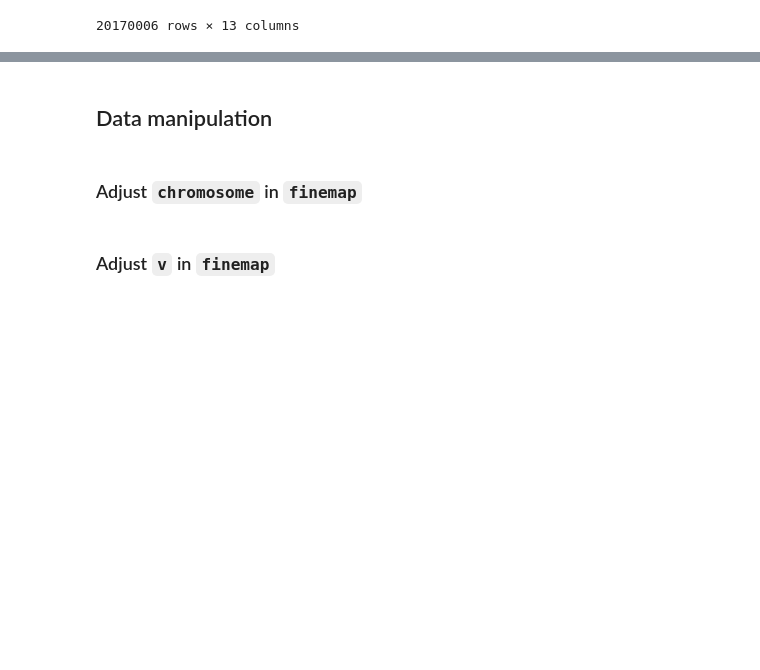
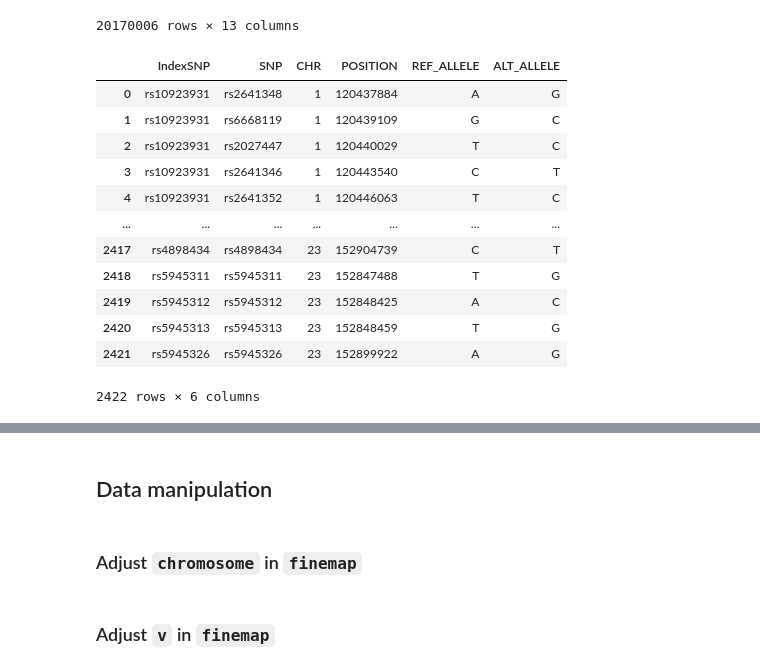
Before and after one commit to mattfaltyn/GeoGWAS, a Jupyter notebook: FinnGen/notebooks/finemapping/data-eng.ipynb, the cells around one changed output, grey strips where cells are left out. Drawn from its saved outputs; the diff is of its cells as text; code cells hidden in the pictures; blank space fills up the shorter version.

```diff
--- a/FinnGen/notebooks/finemapping/data-eng.ipynb
+++ b/FinnGen/notebooks/finemapping/data-eng.ipynb
@@ -79,12 +87,15 @@ NumPy version: 1.24.3
 # %%
 # Read the 'finemap' file into a pandas DataFrame
-finemap = pd.read_csv('C:/Users/falty/Desktop/gwas-graph/FinnGen/data/finemapping_full_finngen_R9_T2D.SUSIE.snp.tsv', low_memory=False, sep='\t')
+finemap = pd.read_csv('C:/Users/Windows/Desktop/GeoGWAS/FinnGen/data/finemapping_full_finngen_R9_T2D.SUSIE.snp.tsv', low_memory=False, sep='\t')
 
 # Read the 'causal' file into a pandas DataFrame
-causal = pd.read_csv('C:/Users/falty/Desktop/gwas-graph/FinnGen/data/41467_2021_25514_MOESM8_ESM.csv', low_memory=False)
+precausal = pd.read_csv('C:/Users/Windows/Desktop/GeoGWAS/FinnGen/data/precausal-t2d.csv', low_memory=False)
+
+# Read the 'causal' file into a pandas DataFrame
+causal = pd.read_csv('C:/Users/Windows/Desktop/GeoGWAS/FinnGen/data/causal-t2d.csv', low_memory=False)
 
 # Read the 'gwas' file into a pandas DataFrame
-gwas = pd.read_csv('C:/Users/falty/Desktop/gwas-graph/FinnGen/data/summary_stats_finngen_R9_T2D.tsv', low_memory=False, sep='\t')
+gwas = pd.read_csv('C:/Users/Windows/Desktop/GeoGWAS/FinnGen/data/summary_stats_finngen_R9_T2D.tsv', low_memory=False, sep='\t')
 # %%
 print("NaNs and missing values in 'gwas':")
 empty = gwas.isna().sum()
@@ -123,6 +134,22 @@ gwas
 | 20170004 | 23 | 155699751 | C | T | NaN | NaN | 0.078864 | 1.103120 | -0.011284 | 0.006421 | ... |
 | 20170005 | 23 | 155700291 | CAA | C | NaN | NaN | 0.071590 | 1.145150 | -0.011563 | 0.006418 | ... |
 20170006 rows × 13 columns
+# %%
+precausal
+# %% [output]
+|  | IndexSNP | SNP | CHR | POSITION | REF_ALLELE | ALT_ALLELE |
+| 0 | rs10923931 | rs2641348 | 1 | 120437884 | A | G |
+| 1 | rs10923931 | rs6668119 | 1 | 120439109 | G | C |
+| 2 | rs10923931 | rs2027447 | 1 | 120440029 | T | C |
+| 3 | rs10923931 | rs2641346 | 1 | 120443540 | C | T |
+| 4 | rs10923931 | rs2641352 | 1 | 120446063 | T | C |
+| ... | ... | ... | ... | ... | ... | ... |
+| 2417 | rs4898434 | rs4898434 | 23 | 152904739 | C | T |
+| 2418 | rs5945311 | rs5945311 | 23 | 152847488 | T | G |
+| 2419 | rs5945312 | rs5945312 | 23 | 152848425 | A | C |
+| 2420 | rs5945313 | rs5945313 | 23 | 152848459 | T | G |
+| 2421 | rs5945326 | rs5945326 | 23 | 152899922 | A | G |
+2422 rows × 6 columns
 # %%
 causal.head()
 # %% [output]
```
Also changed, not shown: parts of 9 cells of this notebook, 1 other file.
